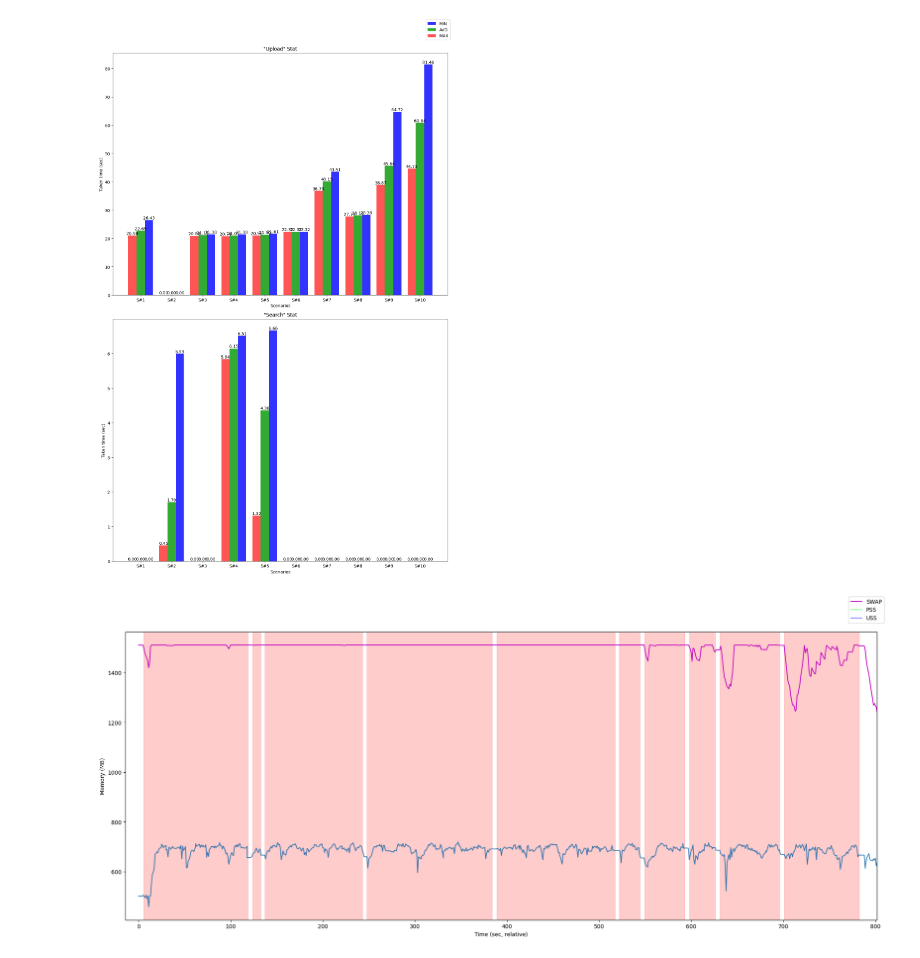
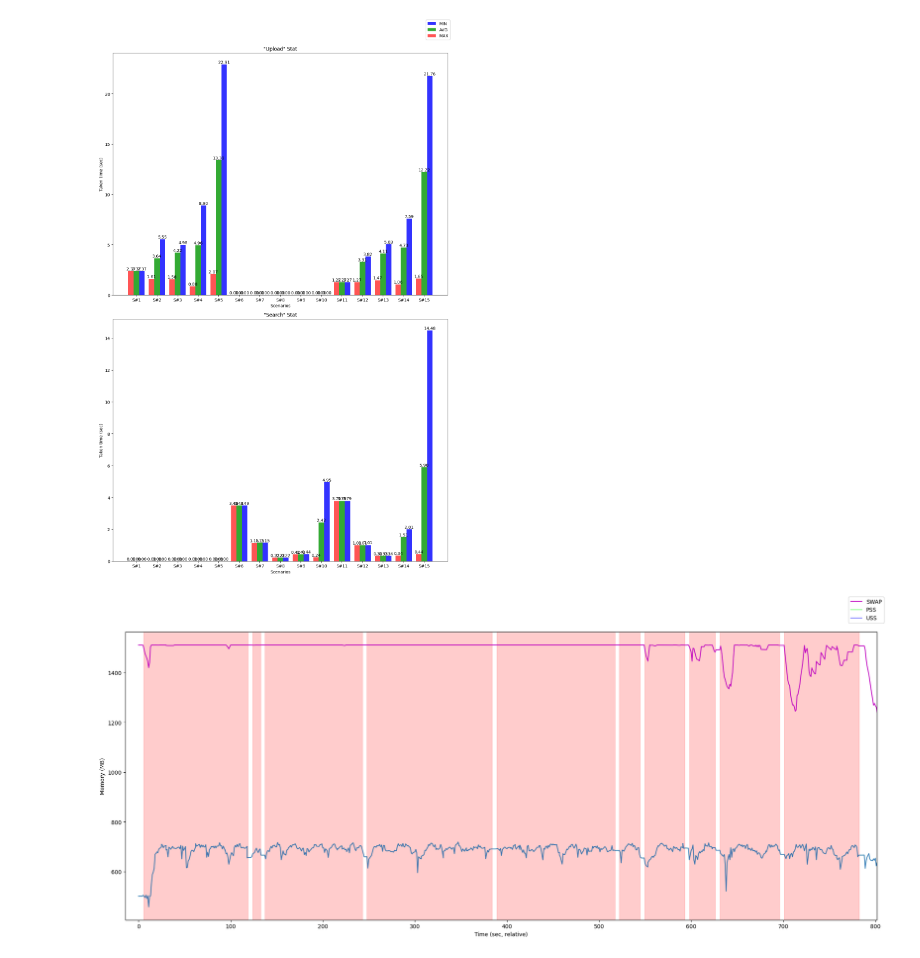
Before and after one commit to graduate-project-kkc/image2vec-server, a Jupyter notebook: analyze_test.ipynb, the cells around one changed output. Cells and saved outputs as stored; diff of their text form; code cells hidden in the pictures.

```diff
--- a/analyze_test.ipynb
+++ b/analyze_test.ipynb
@@ -71,7 +76,7 @@ def plot_local(scenario_list):
     plt.show()
 # %%
 
-def plot_statistic(scenario_list):
+def plot_statistic(scenario_list=None):
     img_task_taken_max = []
     img_task_taken_avg = []
     img_task_taken_min = []
@@ -85,6 +90,8 @@ def plot_statistic(scenario_list):
     x_labels = []
 
     x_val = 0
+    if scenario_list is None:
+        scenario_list = range(1, len(scenarios)+1)
     for s_idx in scenario_list:
         group = scenarios[s_idx - 1]
         x_max.append(x_val+0.8)
@@ -155,7 +170,7 @@ plot_local(target_scenario_num)
 # %%
-plot_statistic(target_scenario_num)
+plot_statistic()
 # %% [output]
-[figure, old version]
+[figure, new version]
 # %%
 # https://stackoverflow.com/questions/9103166/multiple-axis-in-matplotlib-with-different-scales
 def plot_smem(target_scenarios=None):
```
Also changed, not shown: parts of 6 cells of this notebook, 4 other files.
